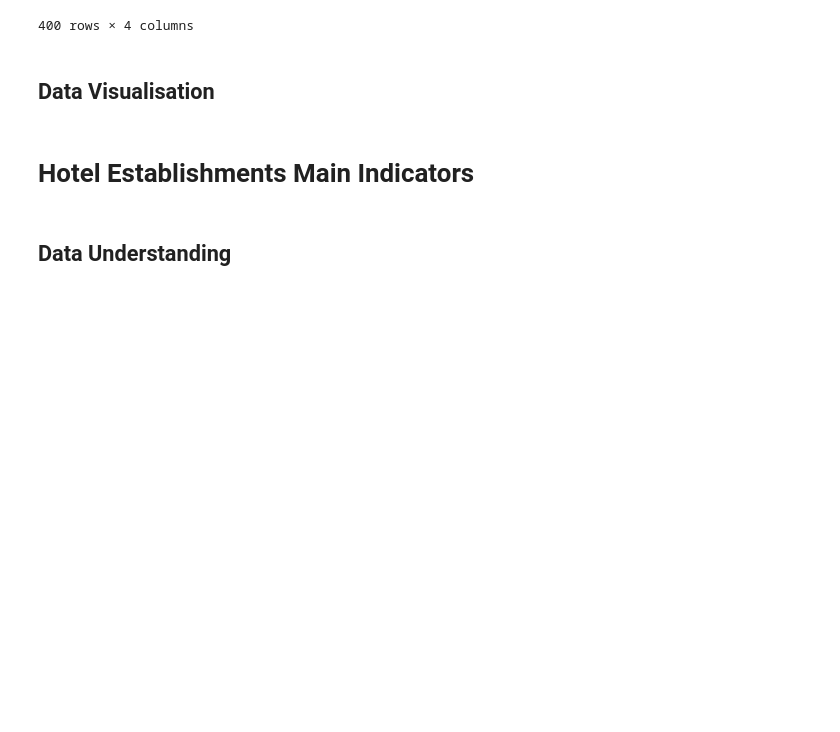
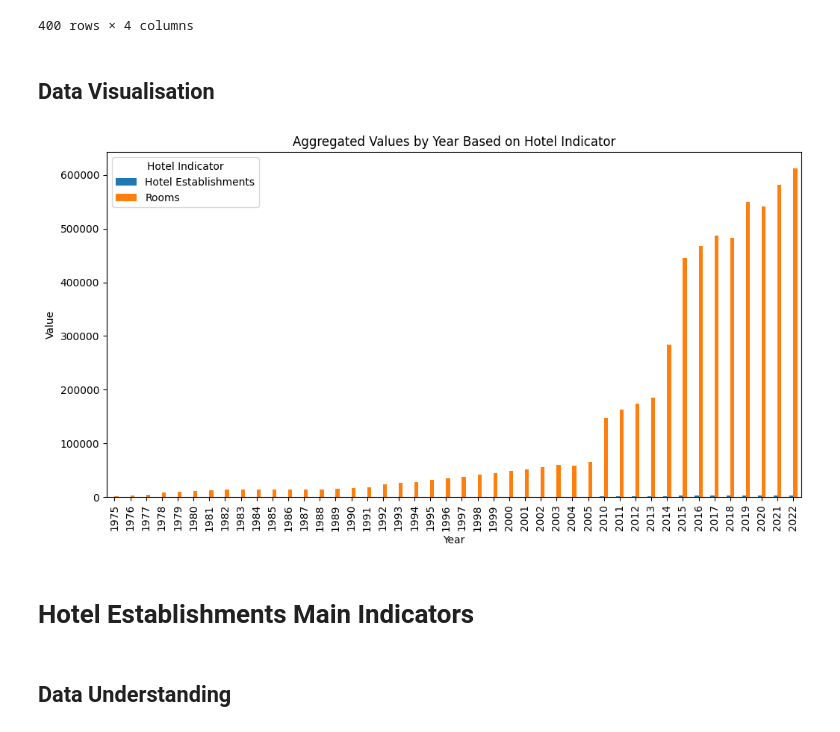
Before and after one commit to codyy6/Ocean-Dubai-House-Rental-and-Sales-Prediction, a Jupyter notebook: Tourism.ipynb, the cells around one changed output. Drawn from its saved outputs; the diff is of its cells as text; code cells hidden in the pictures; blank space fills up the shorter version.

```diff
--- a/Tourism.ipynb
+++ b/Tourism.ipynb
@@ -297,6 +301,20 @@ hotel_establishments_and_rooms_by_rating_type_df
 400 rows × 4 columns
 # %% [markdown]
 ## Data Visualisation
+# %%
+# Aggregate the values by year and hotel indicator
+aggregated_df = hotel_establishments_and_rooms_by_rating_type_df.groupby(['Time Period', 'Hotel Indicator'])['Value'].sum().unstack()
+
+# Plot the data
+plt.figure(figsize=(12, 6))
+aggregated_df.plot(kind='bar', ax=plt.gca())
+plt.xlabel('Year')
+plt.ylabel('Value')
+plt.title('Aggregated Values by Year Based on Hotel Indicator')
+plt.legend(title='Hotel Indicator')
+plt.show()
+# %% [output]
+[figure, added]
 # %% [markdown]
 # Hotel Establishments Main Indicators
 # %% [markdown]
```
Also changed, not shown: parts of 10 cells of this notebook, 5 other files.
